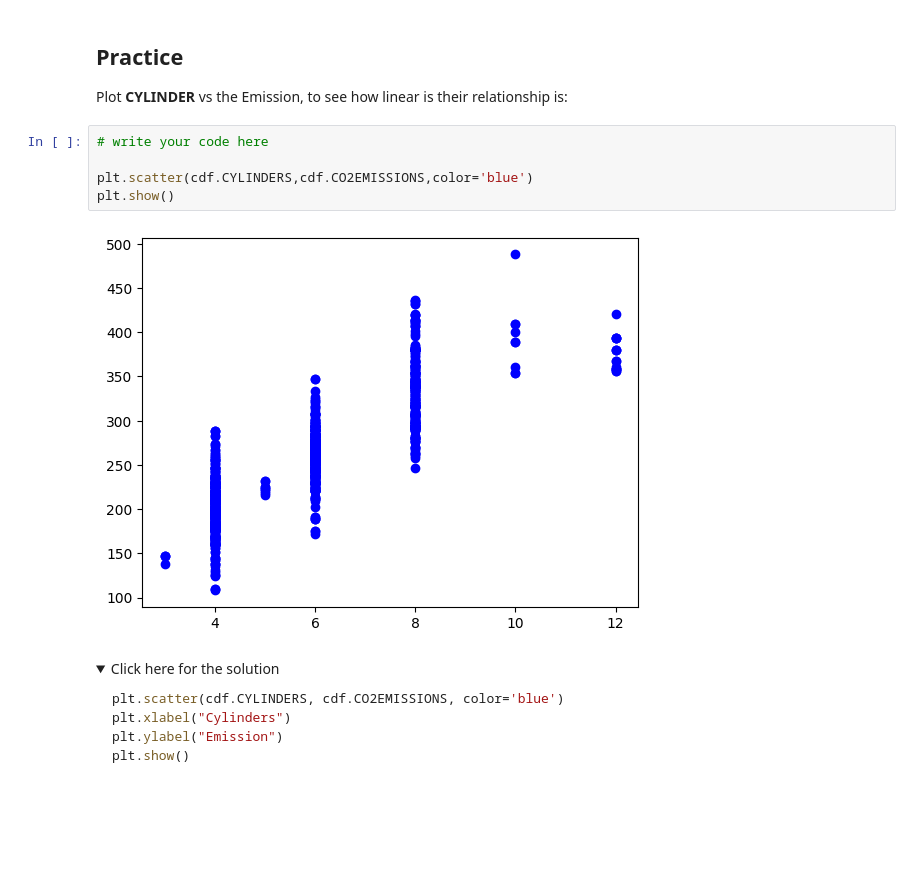
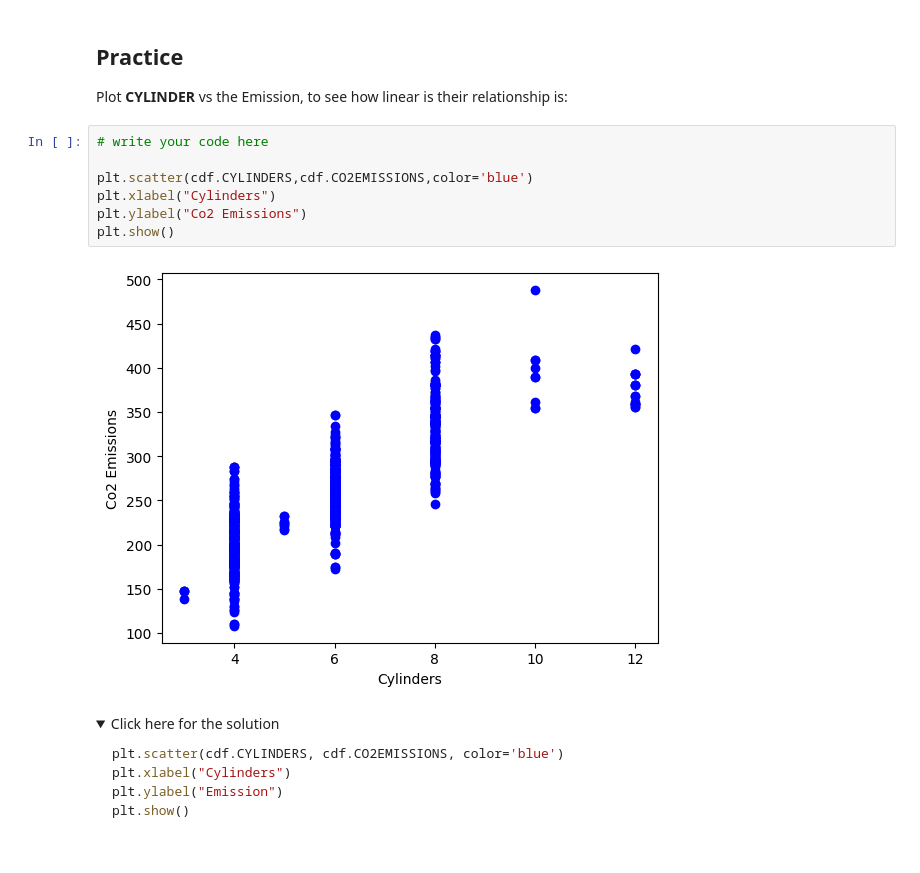
Before and after one commit to Sahil8660/Machine-Learning, a Jupyter notebook: ML0101EN-Reg-Simple-Linear-Regression-Co2.ipynb, the cells around one changed output. Saved outputs shown, nothing was run; the diff lists cells and outputs as text; folded sections open; blank space fills up the shorter version.

```diff
--- a/ML0101EN-Reg-Simple-Linear-Regression-Co2.ipynb
+++ b/ML0101EN-Reg-Simple-Linear-Regression-Co2.ipynb
@@ -155,10 +155,12 @@ Plot __CYLINDER__ vs the Emission, to see how linear is their relationship is:
 # %%
 # write your code here
 
 plt.scatter(cdf.CYLINDERS,cdf.CO2EMISSIONS,color='blue')
+plt.xlabel("Cylinders")
+plt.ylabel("Co2 Emissions")
 plt.show()
 # %% [output]
-[figure, old version]
+[figure, new version]
 # %% [markdown]
 <details><summary>Click here for the solution</summary>
 
```
Also changed, not shown: parts of 3 cells of this notebook.
